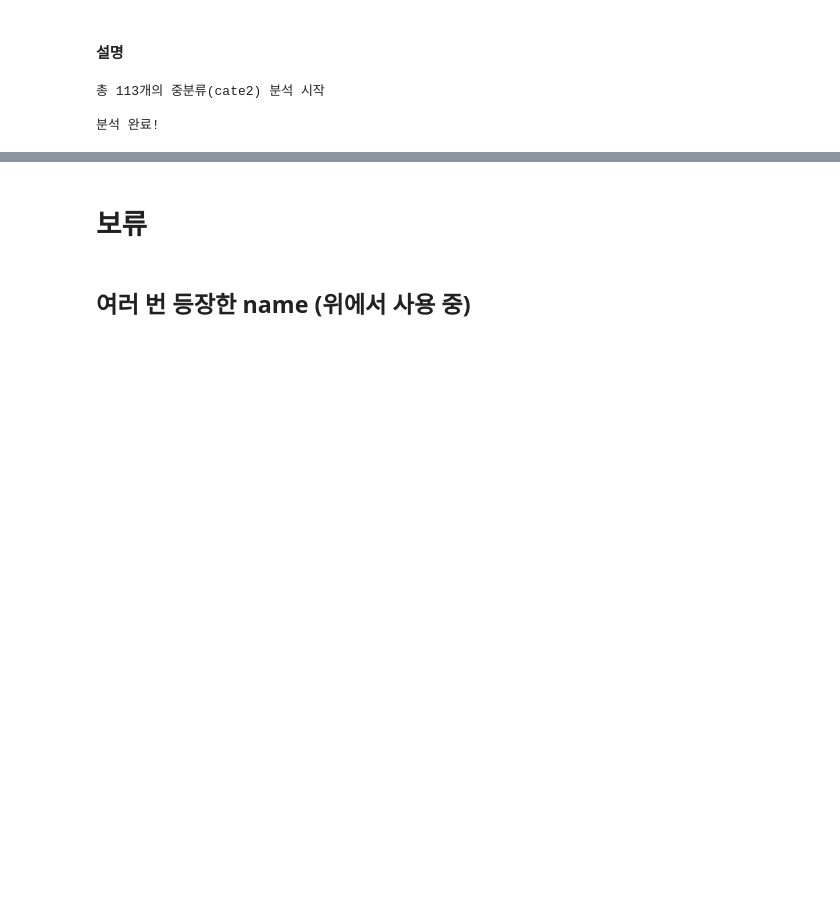
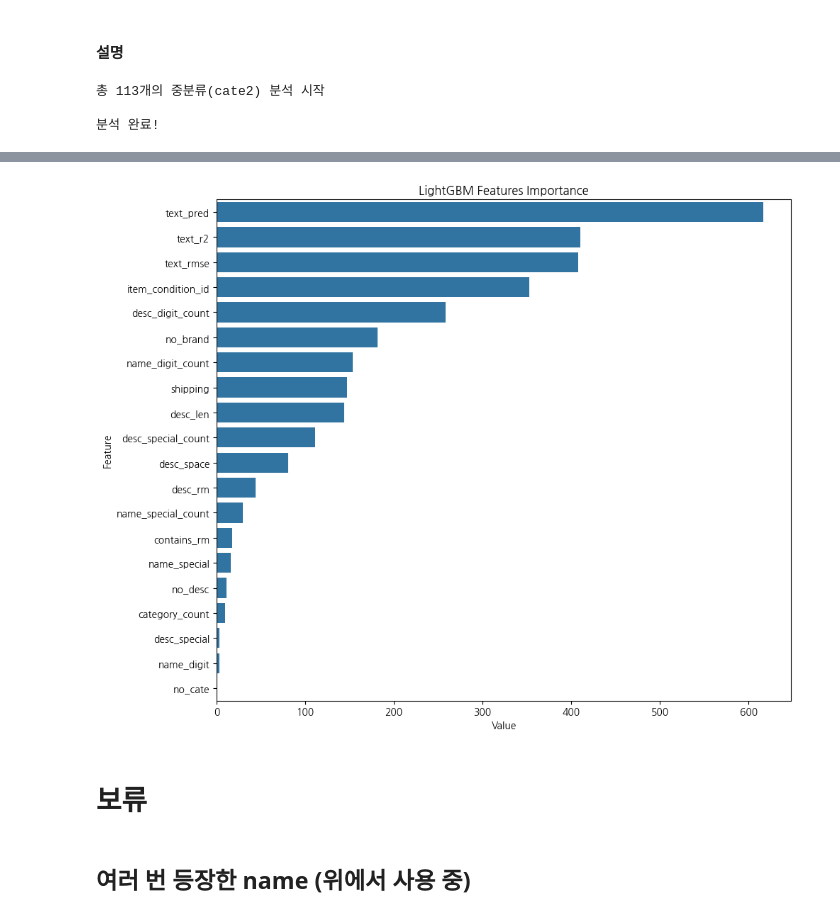
Before and after one commit to S-HNJN/first-repository, a Jupyter notebook: Mercari.ipynb, the cells around one changed output, grey strips where cells are left out. Cells and saved outputs as stored; diff of their text form; code cells hidden in the pictures; blank space fills up the shorter version.

```diff
--- a/Mercari.ipynb
+++ b/Mercari.ipynb
@@ -1192,0 +1195,2 @@ cate2_desc_df.head(50)
+# %%
+mercari_df['full_text'] = mercari_df['clean_name_no_brand'].astype(str) + " " + mercari_df['clean_desc_no_brand'].astype(str)
@@ -1192,0 +1327,24 @@ cate2_desc_df.head(50)
+# %%
+# 최종 모델 학습용 데이터셋 만들기
+train_final = df_anal.loc[train_idx]
+test_final = df_anal.loc[test_idx]
+
+# 모델에 들어갈 변수들
+features = ['item_condition_id','shipping', 'no_cate', 'no_brand', 'no_desc','name_special', 'name_special_count', 'name_digit',
+       'name_digit_count', 'contains_rm', 'category_count', 'desc_len', 'desc_space', 'desc_rm',
+       'desc_special', 'desc_special_count', 'desc_digit', 'desc_digit_count',
+    'text_pred',  # [New] 텍스트가 예측한 가격
+    'text_r2',    # [New] 그 예측의 신뢰도 (가중치 역할)
+    'text_rmse',  # [New] 그 예측의 오차 범위
+    'has_category_in_name' # 아까 만든 파생변수
+    # ... 기타 브랜드 인코딩 등
+]
+
+# 모델 학습
+import lightgbm as lgb
+model = lgb.LGBMRegressor()
+model.fit(train_final[features], train_final['log_price'])
+
+# 최종 평가
+pred = model.predict(test_final[features])
+# ... 평가 지표 확인
@@ -1193,3 +1358,17 @@ cate2_desc_df.head(50)
+# %%
+# LightGBM의 변수 중요도 추출
+feature_imp = pd.DataFrame(sorted(zip(model.feature_importances_, features)), columns=['Value','Feature'])
+
+# 중요도 순으로 정렬 (상위 20개만)
+plt.figure(figsize=(10, 8))
+sns.barplot(x="Value", y="Feature", data=feature_imp.sort_values(by="Value", ascending=False).head(20))
+plt.title('LightGBM Features Importance')
+plt.tight_layout()
+plt.show()
+
+# 제미나이 왈 : 이 그래프에서 **text_pred**나 **text_r2**가 위쪽에 위치한다면, 질문자님이 고생해서 만든 텍스트 분석 기능이 가격 예측에 엄청난 기여를 하고 있다는 증거가 됩니다!
+# %% [output]
+[figure, added]
 # %% [markdown]
 # 보류
 # %% [markdown]
```
Also changed, not shown: parts of 6 cells of this notebook.
